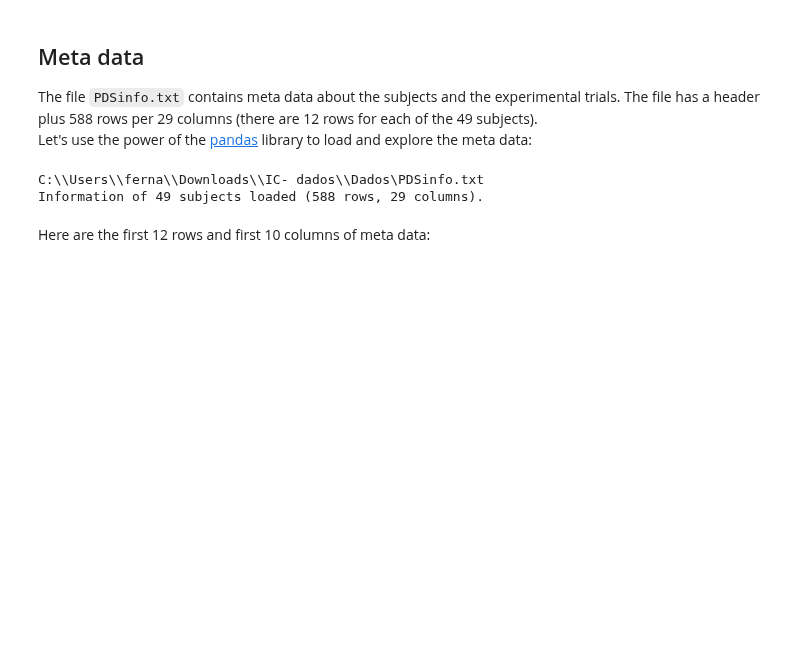
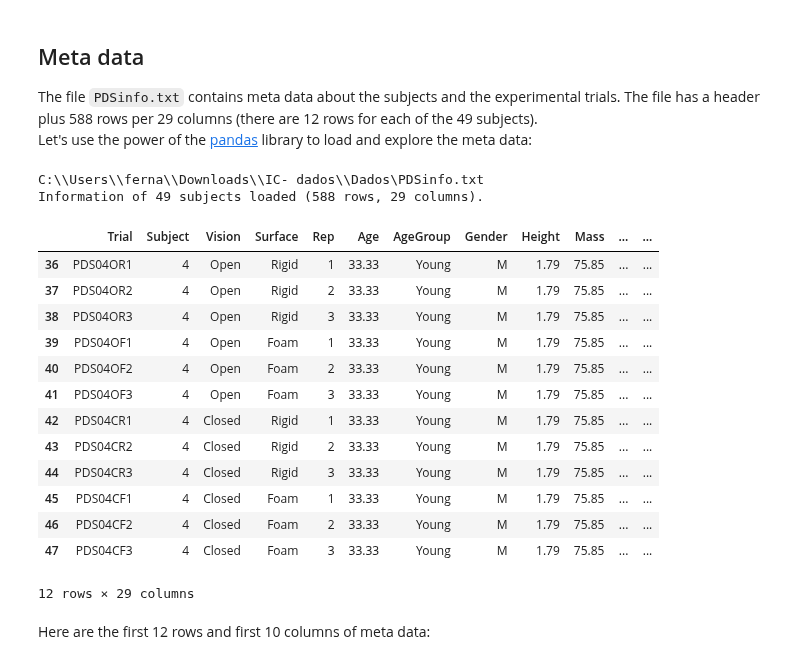
Before and after one commit to FernandaVanzini/COPandCOGestimar, a Jupyter notebook: RegressãoLinear.ipynb, the cells around one changed output. Cells and saved outputs as stored; diff of their text form; code cells hidden in the pictures; blank space fills up the shorter version.

```diff
--- a/RegressãoLinear.ipynb
+++ b/RegressãoLinear.ipynb
@@ -51,16 +51,31 @@ Let's use the power of the [pandas](http://pandas.pydata.org/) library to load a
 # %%
 # GitHub URL:
 #path2 = 'C:\Users\ferna\Downloads\IC- dados\Dados'
 # local directory:
 path2 = r'C:\\Users\\ferna\\Downloads\\IC- dados\\Dados'
 fname = os.path.join(path2, 'PDSinfo.txt')
 PDSinfo = pd.read_csv(fname, sep='\t', header=0, index_col=None, engine='c', encoding='utf-8')
 print(fname)
 print("Information of %s subjects loaded (%s rows, %s columns)."
       %(len(pd.unique(PDSinfo.Subject)), PDSinfo.shape[0], PDSinfo.shape[1]))
+PDSinfo[PDSinfo["Subject"]==4]
 # %% [output]
 C:\\Users\\ferna\\Downloads\\IC- dados\\Dados\PDSinfo.txt
 Information of 49 subjects loaded (588 rows, 29 columns).
+|  | Trial | Subject | Vision | Surface | Rep | Age | AgeGroup | Gender | Height | Mass | ... | ... |
+| 36 | PDS04OR1 | 4 | Open | Rigid | 1 | 33.33 | Young | M | 1.79 | 75.85 | ... | ... |
+| 37 | PDS04OR2 | 4 | Open | Rigid | 2 | 33.33 | Young | M | 1.79 | 75.85 | ... | ... |
+| 38 | PDS04OR3 | 4 | Open | Rigid | 3 | 33.33 | Young | M | 1.79 | 75.85 | ... | ... |
+| 39 | PDS04OF1 | 4 | Open | Foam | 1 | 33.33 | Young | M | 1.79 | 75.85 | ... | ... |
+| 40 | PDS04OF2 | 4 | Open | Foam | 2 | 33.33 | Young | M | 1.79 | 75.85 | ... | ... |
+| 41 | PDS04OF3 | 4 | Open | Foam | 3 | 33.33 | Young | M | 1.79 | 75.85 | ... | ... |
+| 42 | PDS04CR1 | 4 | Closed | Rigid | 1 | 33.33 | Young | M | 1.79 | 75.85 | ... | ... |
+| 43 | PDS04CR2 | 4 | Closed | Rigid | 2 | 33.33 | Young | M | 1.79 | 75.85 | ... | ... |
+| 44 | PDS04CR3 | 4 | Closed | Rigid | 3 | 33.33 | Young | M | 1.79 | 75.85 | ... | ... |
+| 45 | PDS04CF1 | 4 | Closed | Foam | 1 | 33.33 | Young | M | 1.79 | 75.85 | ... | ... |
+| 46 | PDS04CF2 | 4 | Closed | Foam | 2 | 33.33 | Young | M | 1.79 | 75.85 | ... | ... |
+| 47 | PDS04CF3 | 4 | Closed | Foam | 3 | 33.33 | Young | M | 1.79 | 75.85 | ... | ... |
+12 rows × 29 columns
 # %% [markdown]
 Here are the first 12 rows and first 10 columns of meta data:
 # %% [markdown]
```
Also changed, not shown: parts of 20 cells of this notebook.
